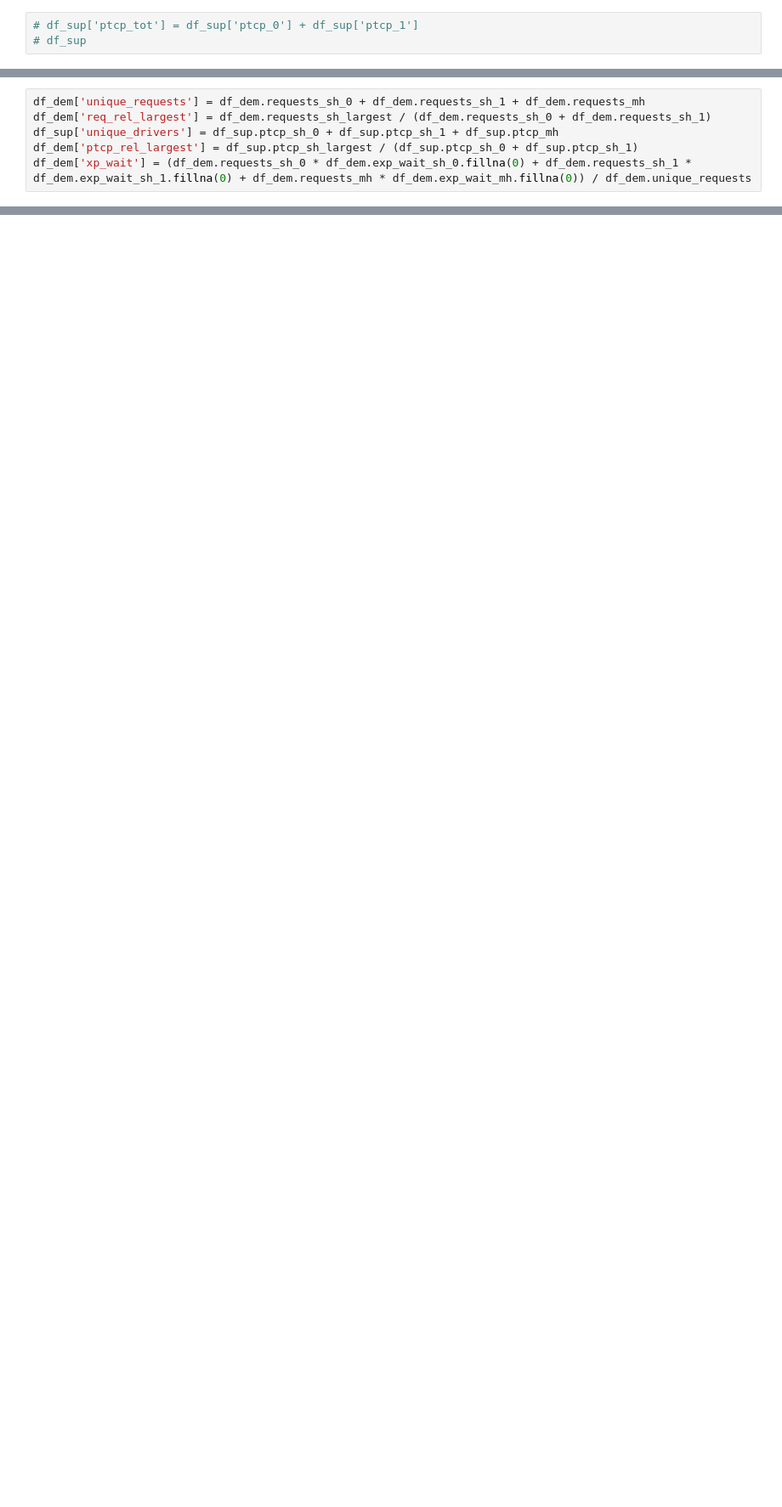
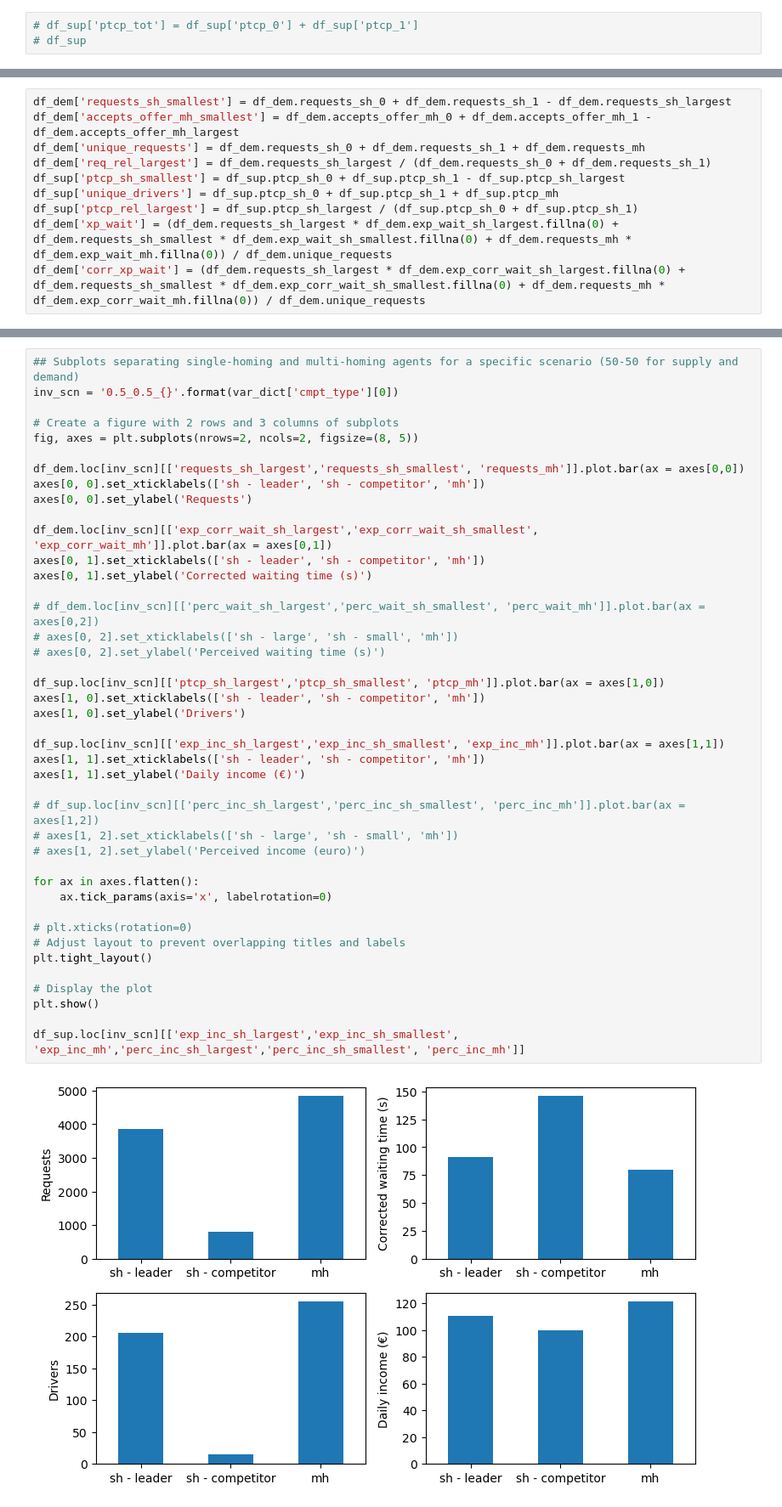
Before and after one commit to Arjan-de-R/FleetMaaS, a Jupyter notebook: evaluation/studies/homing_cmpt/plots-2D.ipynb, the cells around one changed output, grey strips where cells are left out. Shown at 85% size. Cells and saved outputs as stored; diff of their text form; blank space fills up the shorter version.

```diff
--- a/evaluation/studies/homing_cmpt/plots-2D.ipynb
+++ b/evaluation/studies/homing_cmpt/plots-2D.ipynb
@@ -484,6 +491,10 @@ Name: requests_sh_largest, dtype: float64
 # %%
+df_dem['requests_sh_smallest'] = df_dem.requests_sh_0 + df_dem.requests_sh_1 - df_dem.requests_sh_largest
+df_dem['accepts_offer_mh_smallest'] = df_dem.accepts_offer_mh_0 + df_dem.accepts_offer_mh_1 - df_dem.accepts_offer_mh_largest
 df_dem['unique_requests'] = df_dem.requests_sh_0 + df_dem.requests_sh_1 + df_dem.requests_mh
 df_dem['req_rel_largest'] = df_dem.requests_sh_largest / (df_dem.requests_sh_0 + df_dem.requests_sh_1)
+df_sup['ptcp_sh_smallest'] = df_sup.ptcp_sh_0 + df_sup.ptcp_sh_1 - df_sup.ptcp_sh_largest
 df_sup['unique_drivers'] = df_sup.ptcp_sh_0 + df_sup.ptcp_sh_1 + df_sup.ptcp_mh
-df_dem['ptcp_rel_largest'] = df_sup.ptcp_sh_largest / (df_sup.ptcp_sh_0 + df_sup.ptcp_sh_1)
-df_dem['xp_wait'] = (df_dem.requests_sh_0 * df_dem.exp_wait_sh_0.fillna(0) + df_dem.requests_sh_1 * df_dem.exp_wait_sh_1.fillna(0) + df_dem.requests_mh * df_dem.exp_wait_mh.fillna(0)) / df_dem.unique_requests
+df_sup['ptcp_rel_largest'] = df_sup.ptcp_sh_largest / (df_sup.ptcp_sh_0 + df_sup.ptcp_sh_1)
+df_dem['xp_wait'] = (df_dem.requests_sh_largest * df_dem.exp_wait_sh_largest.fillna(0) + df_dem.requests_sh_smallest * df_dem.exp_wait_sh_smallest.fillna(0) + df_dem.requests_mh * df_dem.exp_wait_mh.fillna(0)) / df_dem.unique_requests
+df_dem['corr_xp_wait'] = (df_dem.requests_sh_largest * df_dem.exp_corr_wait_sh_largest.fillna(0) + df_dem.requests_sh_smallest * df_dem.exp_corr_wait_sh_smallest.fillna(0) + df_dem.requests_mh * df_dem.exp_corr_wait_mh.fillna(0)) / df_dem.unique_requests
@@ -507,0 +564,44 @@ plt.show()
+# %%
+## Subplots separating single-homing and multi-homing agents for a specific scenario (50-50 for supply and demand)
+inv_scn = '0.5_0.5_{}'.format(var_dict['cmpt_type'][0])
+
+# Create a figure with 2 rows and 3 columns of subplots
+fig, axes = plt.subplots(nrows=2, ncols=2, figsize=(8, 5))
+
+df_dem.loc[inv_scn][['requests_sh_largest','requests_sh_smallest', 'requests_mh']].plot.bar(ax = axes[0,0])
+axes[0, 0].set_xticklabels(['sh - leader', 'sh - competitor', 'mh'])
+axes[0, 0].set_ylabel('Requests')
+
+df_dem.loc[inv_scn][['exp_corr_wait_sh_largest','exp_corr_wait_sh_smallest', 'exp_corr_wait_mh']].plot.bar(ax = axes[0,1])
+axes[0, 1].set_xticklabels(['sh - leader', 'sh - competitor', 'mh'])
+axes[0, 1].set_ylabel('Corrected waiting time (s)')
+
+# df_dem.loc[inv_scn][['perc_wait_sh_largest','perc_wait_sh_smallest', 'perc_wait_mh']].plot.bar(ax = axes[0,2])
+# axes[0, 2].set_xticklabels(['sh - large', 'sh - small', 'mh'])
+# axes[0, 2].set_ylabel('Perceived waiting time (s)')
+
+df_sup.loc[inv_scn][['ptcp_sh_largest','ptcp_sh_smallest', 'ptcp_mh']].plot.bar(ax = axes[1,0])
+axes[1, 0].set_xticklabels(['sh - leader', 'sh - competitor', 'mh'])
+axes[1, 0].set_ylabel('Drivers')
+
+df_sup.loc[inv_scn][['exp_inc_sh_largest','exp_inc_sh_smallest', 'exp_inc_mh']].plot.bar(ax = axes[1,1])
+axes[1, 1].set_xticklabels(['sh - leader', 'sh - competitor', 'mh'])
+axes[1, 1].set_ylabel('Daily income (€)')
+
+# df_sup.loc[inv_scn][['perc_inc_sh_largest','perc_inc_sh_smallest', 'perc_inc_mh']].plot.bar(ax = axes[1,2])
+# axes[1, 2].set_xticklabels(['sh - large', 'sh - small', 'mh'])
+# axes[1, 2].set_ylabel('Perceived income (euro)')
+
+for ax in axes.flatten():
+    ax.tick_params(axis='x', labelrotation=0)
+
+# plt.xticks(rotation=0)
+# Adjust layout to prevent overlapping titles and labels
+plt.tight_layout()
+
+# Display the plot
+plt.show()
+
+df_sup.loc[inv_scn][['exp_inc_sh_largest','exp_inc_sh_smallest', 'exp_inc_mh','perc_inc_sh_largest','perc_inc_sh_smallest', 'perc_inc_mh']]
+# %% [output]
+[figure, added]
```
Also changed, not shown: parts of 17 cells of this notebook, 3 other files.
